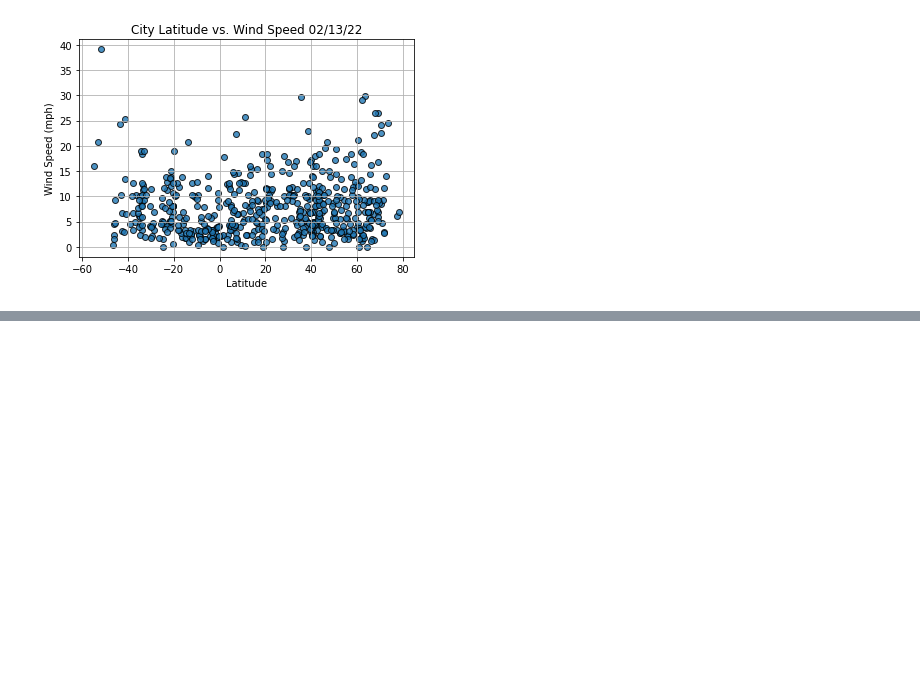
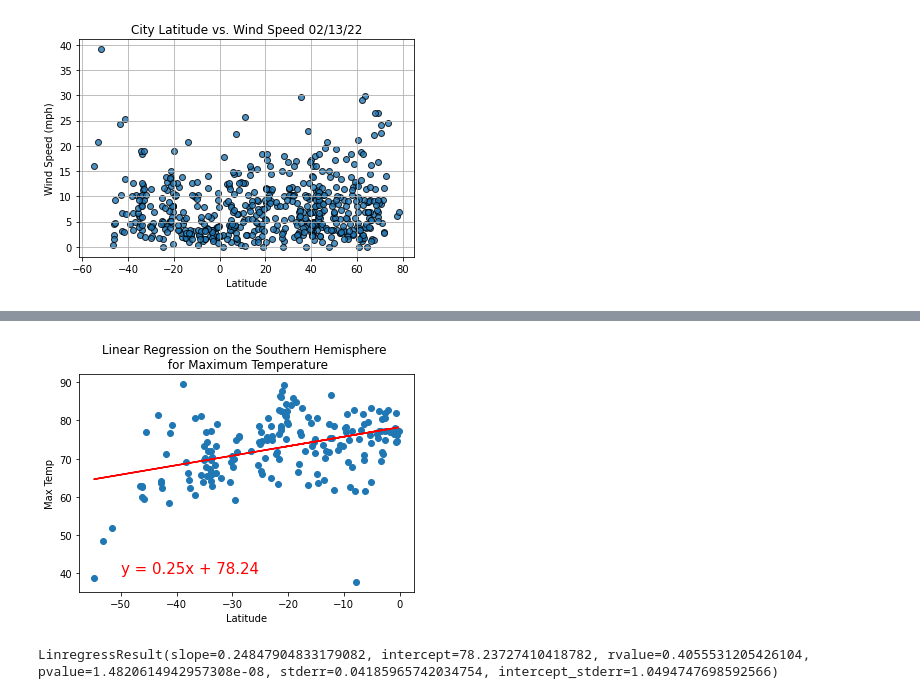
Before and after one commit to ajcurtis916/world_weather_analysis, a Jupyter notebook: WeatherPy.ipynb, the cells around one changed output, grey strips where cells are left out. Cells and saved outputs as stored; diff of their text form; code cells hidden in the pictures; blank space fills up the shorter version.

```diff
--- a/WeatherPy.ipynb
+++ b/WeatherPy.ipynb
@@ -265,0 +350,15 @@ plt.show()
+# %%
+# Linear regression on the Southern Hemisphere
+x_values = southern_hemi_df["Lat"]
+y_values = southern_hemi_df["Max Temp"]
+# Call the function.
+plot_linear_regression(x_values, y_values,
+                       'Linear Regression on the Southern Hemisphere \n for Maximum Temperature', 'Max Temp',(-50,40))
+# %% [output]
+[figure, added]
+# %%
+# determine r value
+linregress(x_values, y_values)
+#WEAK RELATIONSHIP
+# %% [output]
+LinregressResult(slope=0.24847904833179082, intercept=78.23727410418782, rvalue=0.4055531205426104, pvalue=1.4820614942957308e-08, stderr=0.04185965742034754, intercept_stderr=1.0494747698592566)
```
Also changed, not shown: parts of 23 cells of this notebook, 2 other files.
